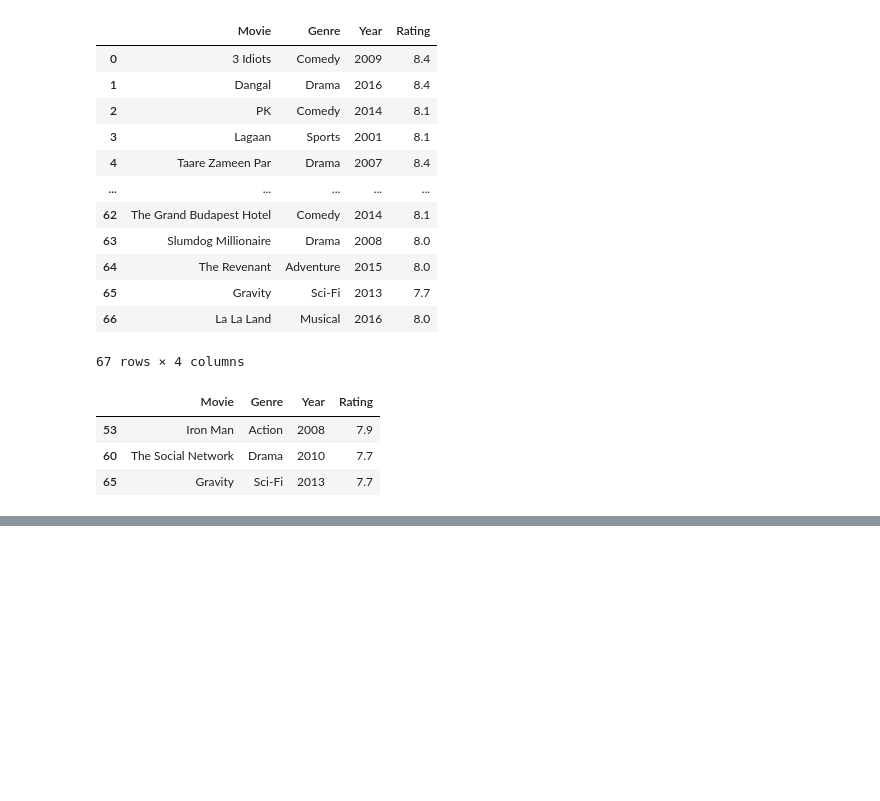
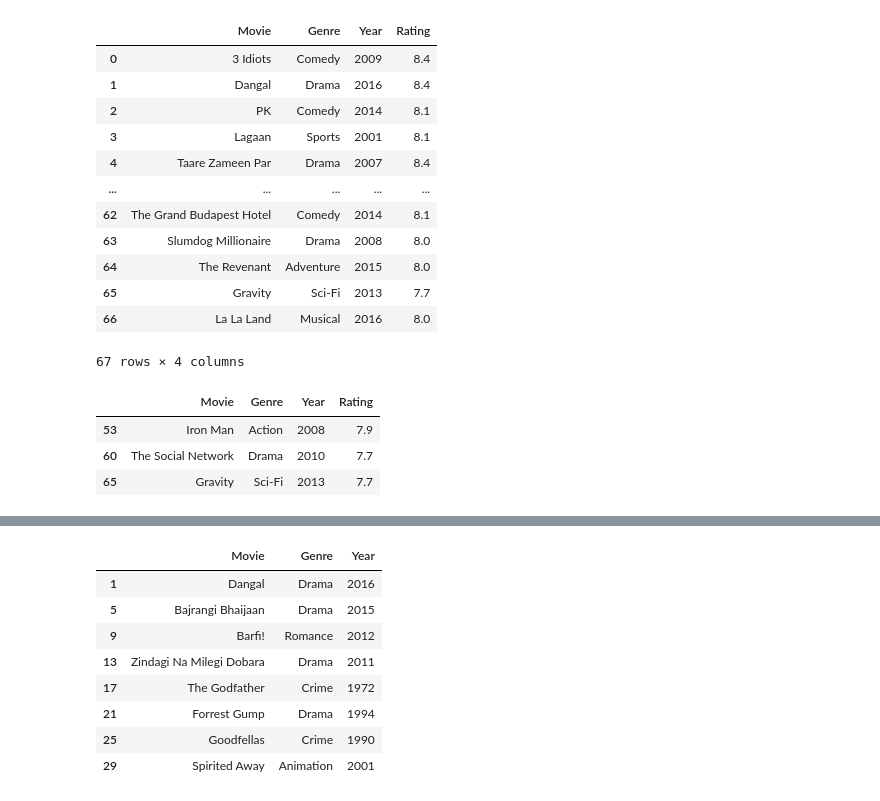
Before and after one commit to Neeschal1/Pandas, a Jupyter notebook: Project_02.ipynb, the cells around one changed output, grey strips where cells are left out. Cells and saved outputs as stored; diff of their text form; code cells hidden in the pictures; blank space fills up the shorter version.

```diff
--- a/Project_02.ipynb
+++ b/Project_02.ipynb
@@ -58,0 +73,13 @@ low_rating
+# %%
+dta = df.loc[1:30:4, "Movie":"Year"]
+dta
+# %% [output]
+|  | Movie | Genre | Year |
+| 1 | Dangal | Drama | 2016 |
+| 5 | Bajrangi Bhaijaan | Drama | 2015 |
+| 9 | Barfi! | Romance | 2012 |
+| 13 | Zindagi Na Milegi Dobara | Drama | 2011 |
+| 17 | The Godfather | Crime | 1972 |
+| 21 | Forrest Gump | Drama | 1994 |
+| 25 | Goodfellas | Crime | 1990 |
+| 29 | Spirited Away | Animation | 2001 |
```
Also changed, not shown: parts of 2 cells of this notebook.
